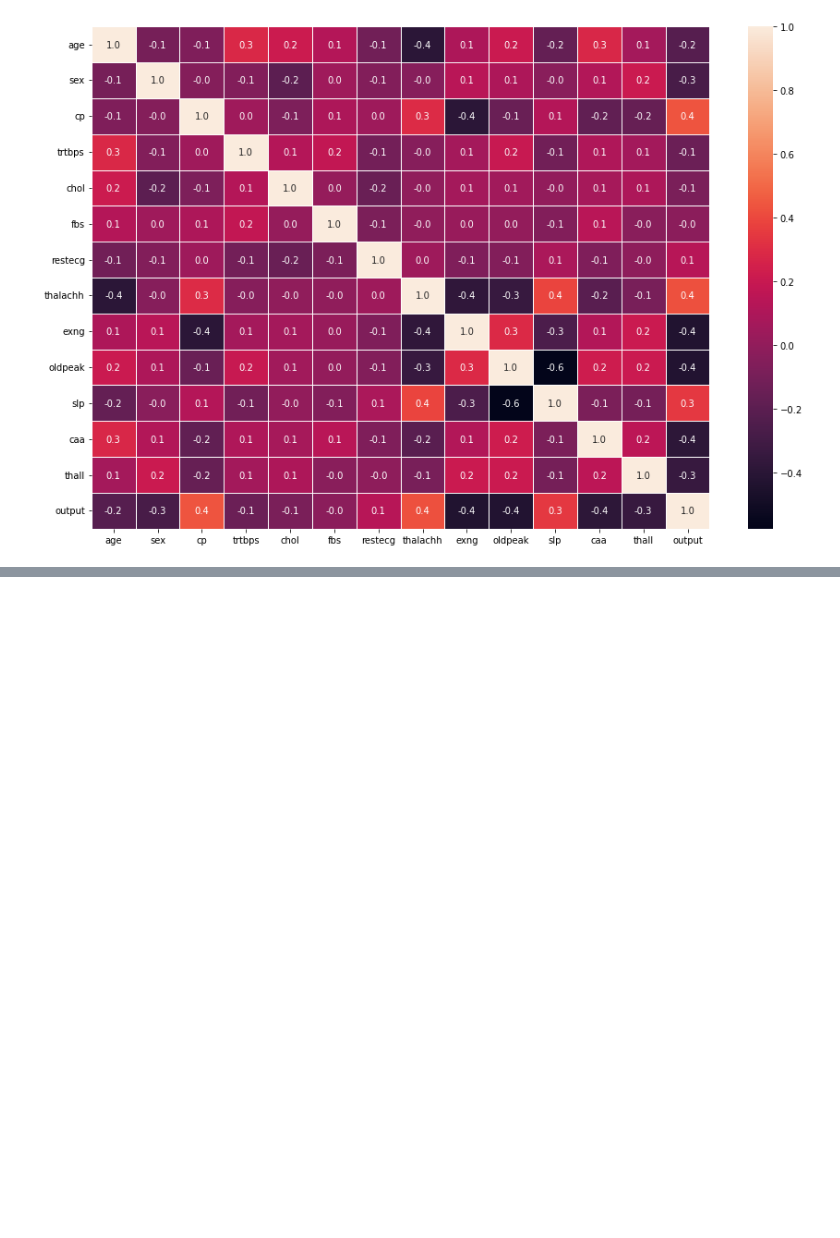
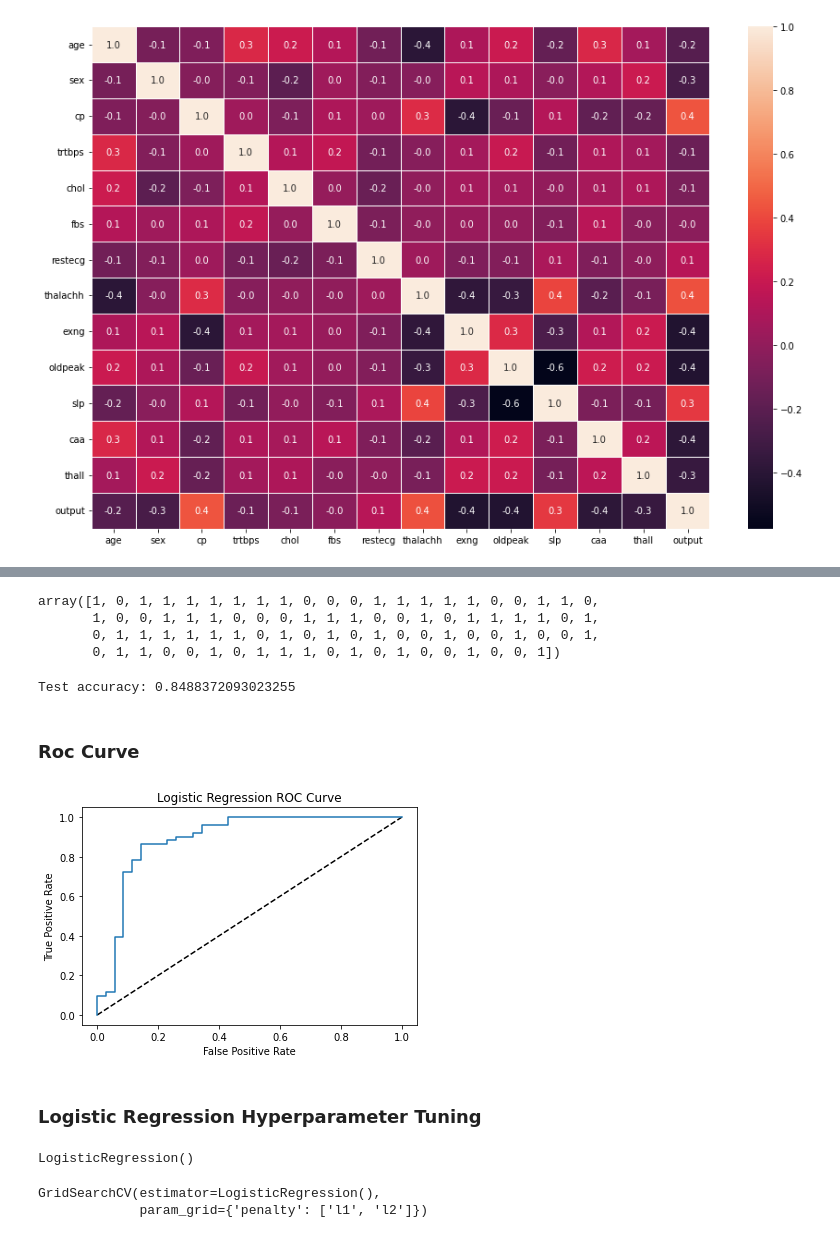
Before and after one commit to MSBurakS/Heart-Attack-Analysis-Perdiction-My-Practice, a Jupyter notebook: heart-attack-analysis-perdiction-my-practice.ipynb, the cells around one changed output, grey strips where cells are left out. Cells and saved outputs as stored; diff of their text form; code cells hidden in the pictures; blank space fills up the shorter version.

```diff
--- a/heart-attack-analysis-perdiction-my-practice.ipynb
+++ b/heart-attack-analysis-perdiction-my-practice.ipynb
@@ -358,0 +497,5 @@ plt.show()
+# %%
+logreg = LogisticRegression()
+# %%
+# fitting = training
+logreg.fit(X_train,y_train)
@@ -358,0 +504,4 @@ plt.show()
+# %%
+# calculate probabilities
+y_preb_prob = logreg.predict_proba(X_test)
+y_preb_prob
@@ -358,0 +526,33 @@ plt.show()
+# %%
+y_pred = np.argmax(y_preb_prob, axis=1)
+y_pred
+# %% [output]
+array([1, 0, 1, 1, 1, 1, 1, 1, 1, 0, 0, 0, 1, 1, 1, 1, 1, 0, 0, 1, 1, 0,
+       1, 0, 0, 1, 1, 1, 0, 0, 0, 1, 1, 1, 0, 0, 1, 0, 1, 1, 1, 1, 0, 1,
+       0, 1, 1, 1, 1, 1, 1, 0, 1, 0, 1, 0, 1, 0, 0, 1, 0, 0, 1, 0, 0, 1,
+       0, 1, 1, 0, 0, 1, 0, 1, 1, 1, 0, 1, 0, 1, 0, 0, 1, 0, 0, 1])
+# %%
+print("Test accuracy: {}".format(accuracy_score(y_pred, y_test)))
+# %% [output]
+Test accuracy: 0.8488372093023255
+# %% [markdown]
+### Roc Curve
+# %%
+fpr, tpr, thresholds = roc_curve(y_test, y_preb_prob[:,1])
+# %%
+#plot curve
+plt.plot([0,1],[0,1] ,"k--")
+plt.plot(fpr, tpr, label="Logistic Regression")
+plt.xlabel("False Positive Rate")
+plt.ylabel("True Positive Rate")
+plt.title("Logistic Regression ROC Curve")
+plt.show()
+# %% [output]
+[figure, added]
+# %% [markdown]
+### Logistic Regression Hyperparameter Tuning
+# %%
+lr= LogisticRegression()
+lr
+# %% [output]
+LogisticRegression()
@@ -358,0 +564,5 @@ plt.show()
+# %%
+lr_searcher.fit(X_train,y_train)
+# %% [output]
+GridSearchCV(estimator=LogisticRegression(),
+             param_grid={'penalty': ['l1', 'l2']})
```
Also changed, not shown: parts of 25 cells of this notebook.
